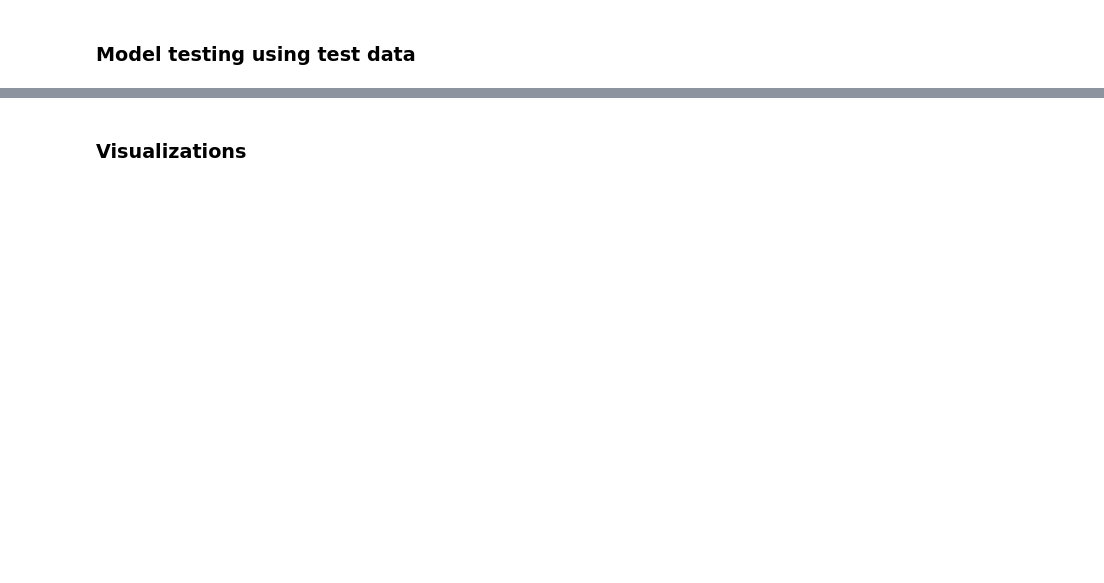
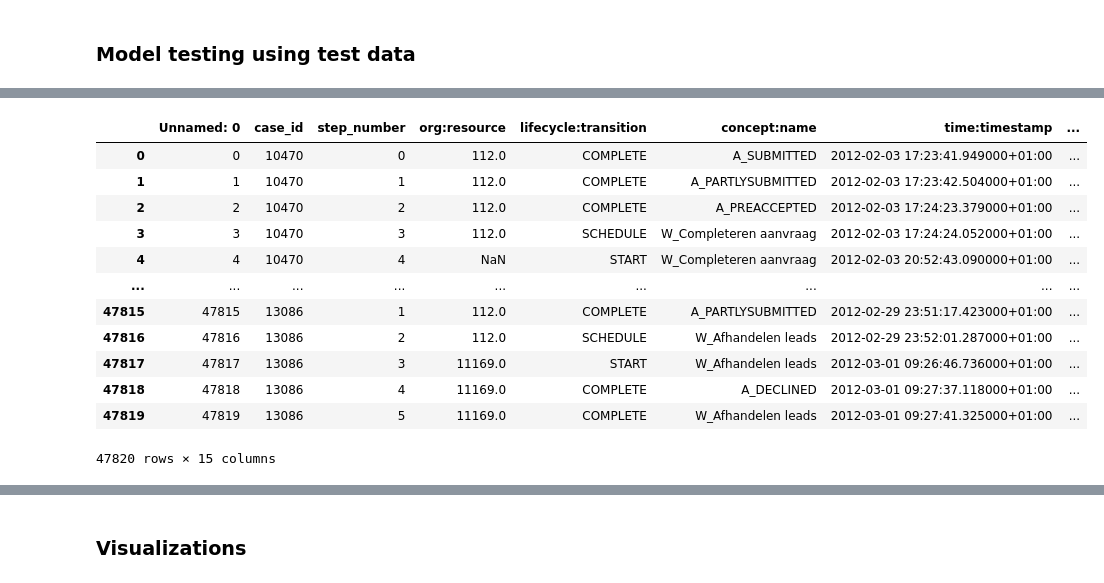
Before and after one commit to erenaydoslu/process-minning, a Jupyter notebook: Miner.ipynb, the cells around one changed output, grey strips where cells are left out. Drawn from its saved outputs; the diff is of its cells as text; code cells hidden in the pictures; blank space fills up the shorter version.

```diff
--- a/Miner.ipynb
+++ b/Miner.ipynb
@@ -213,7 +214,7 @@ df_test.to_csv('testExample.csv')
 # %% [markdown]
 #### Just for usage purposes, load here the pre-created train/test sets. This is a non-release feature only for notebook swifter manipulation and shall be markdowned/deleted before submission:
 # %%
-df_train, df_validation, df_test = pd.read_csv('trainExample.csv'), pd.read_csv('validationExample.csv'), pd.read_csv('testExample.csv')
+df_train, df_validation, df_test = pd.read_csv('Datasets/trainExample.csv'), pd.read_csv('Datasets/validationExample.csv'), pd.read_csv('Datasets/testExample.csv')
 # %% [markdown]
 ## Baseline:
 # %%
@@ -629,4 +630,4 @@ testingBaseline_df_test['time:relative_predicton_off'].hist(bins=10)
 # %% [markdown]
 ### Model
 # %%
-NR_OF_CLUSTERS = 15
+NR_OF_CLUSTERS = 25
@@ -679,16 +700,11 @@ def predict_value(tree, df_predict, clusters, reverse_mapping):
 # %%
 def cluster_tree_predict(df_train, df_test):
-    cluster_tree_train, cluster_tree_test = df_train.copy(), df_test.copy()
+    cluster_tree_train, cluster_tree_test = prepare_dataframe_for_clustering(df_train), prepare_dataframe_for_clustering(df_test)
 
-    cluster_tree_train["next_event"] = cluster_tree_train["concept:name"]
-    cluster_tree_train.loc[cluster_tree_train['step_number'] == 0, 'next_event'] = 'editor: close_case'
-    cluster_tree_train["next_event"] = cluster_tree_train["next_event"].shift(-1)
-    cluster_tree_train.loc[len(cluster_tree_train) - 1, 'next_event'] = 'editor: close_case'
-
-    cluster_tree_test["next_event"] = cluster_tree_test["concept:name"]
-    cluster_tree_test.loc[cluster_tree_test['step_number'] == 0, 'next_event'] = 'editor: close_case'
-    cluster_tree_test["next_event"] = cluster_tree_test["next_event"].shift(-1)
-    cluster_tree_test.loc[len(cluster_tree_test) - 1, 'next_event'] = 'editor: close_case'
+    le = preprocessing.LabelEncoder()
+    le.fit(cluster_tree_train['lifecycle:transition'].unique())
+    cluster_tree_train['lifecycle:transition int'] = le.transform(cluster_tree_train['lifecycle:transition'])
+    cluster_tree_test['lifecycle:transition int'] = le.transform(cluster_tree_test['lifecycle:transition'])
 
     mapping, reverse_mapping = {}, {}
     all_events = ['editor: close_case'] + list(cluster_tree_train['concept:name'].unique())
@@ -698,7 +714,7 @@ def cluster_tree_predict(df_train, df_test):
         reverse_mapping[i] = all_events[i]
 
     #Clustering
-    cluster_columns = ['concept:name', 'org:resource'] # ENTER CLUSTER COLUMN NAMES (max 2) HERE
+    cluster_columns = ['concept:name'] # ENTER CLUSTER COLUMN NAMES (max 2) HERE
     assigned_columns = [cluster_columns[i] + ' cluster' for i in range(len(cluster_columns))]
 
     for i in range(len(cluster_columns)):
@@ -714,11 +730,11 @@ def cluster_tree_predict(df_train, df_test):
         cluster_tree_test[assigned_columns[i]] = predict_clusters(cluster_model, prepared_test_data, unique_values)
 
 
-    for j in range(NR_OF_CLUSTERS):
+    for i in range(NR_OF_CLUSTERS):
         next_amount = NR_OF_CLUSTERS
         if len(cluster_columns) == 1:
             next_amount = 1
-        for i in range(next_amount):
+        for j in range(next_amount):
             if len(cluster_columns) == 1:
                 clustered_train_df = cluster_tree_train[cluster_tree_train[assigned_columns[0]] == i]
                 clustered_test_df = cluster_tree_test[cluster_tree_test[assigned_columns[0]] == i]
@@ -727,15 +743,16 @@ def cluster_tree_predict(df_train, df_test):
                 clustered_test_df = cluster_tree_test[(cluster_tree_test[assigned_columns[0]] == i) & (cluster_tree_test[assigned_columns[1]] == j)]
 
             if clustered_train_df.size > 0:
-                tree_model = get_tree(clustered_train_df, assigned_columns, mapping)
+                event_model, time_model = get_tree(clustered_train_df, assigned_columns, mapping)
 
                 if clustered_test_df.size > 0:
                     if len(cluster_columns) == 1:
-                        cluster_tree_test.loc[cluster_tree_test[assigned_columns[0]] == i, 'prediction'] = predict_value(tree_model, clustered_test_df, assigned_columns, reverse_mapping)
+                        cluster_tree_test.loc[cluster_tree_test[assigned_columns[0]] == i, 'prediction'] = np.vectorize(reverse_mapping.get)(predict_value(event_model, clustered_test_df, assigned_columns))
+                        cluster_tree_test.loc[cluster_tree_test[assigned_columns[0]] == i, 'time:between_predicted'] = predict_value(time_model, clustered_test_df, assigned_columns)
                     else:
-                        cluster_tree_test.loc[(cluster_tree_test[assigned_columns[0]] == i) & (cluster_tree_test[assigned_columns[1]] == j), 'prediction'] = predict_value(tree_model, clustered_test_df, assigned_columns, reverse_mapping)
+                        cluster_tree_test.loc[(cluster_tree_test[assigned_columns[0]] == i) & (cluster_tree_test[assigned_columns[1]] == j), 'prediction'] = np.vectorize(reverse_mapping.get)(predict_value(event_model, clustered_test_df, assigned_columns))
+                        cluster_tree_test.loc[(cluster_tree_test[assigned_columns[0]] == i) & (cluster_tree_test[assigned_columns[1]] == j), 'time:between_predicted'] = predict_value(time_model, clustered_test_df, assigned_columns)
 
     return cluster_tree_test
 
-cluster_tree_predict(df_train, df_test)
 #use df_train for the train, df_validation for testing the parameters and df_test for testing the final result.
@@ -795,3 +791,19 @@ given 80.6% too little
+# %%
+df_tree
+# %% [output]
+|  | Unnamed: 0 | case_id | step_number | org:resource | lifecycle:transition | concept:name | time:timestamp | ... |
+| 0 | 0 | 10470 | 0 | 112.0 | COMPLETE | A_SUBMITTED | 2012-02-03 17:23:41.949000+01:00 | ... |
+| 1 | 1 | 10470 | 1 | 112.0 | COMPLETE | A_PARTLYSUBMITTED | 2012-02-03 17:23:42.504000+01:00 | ... |
+| 2 | 2 | 10470 | 2 | 112.0 | COMPLETE | A_PREACCEPTED | 2012-02-03 17:24:23.379000+01:00 | ... |
+| 3 | 3 | 10470 | 3 | 112.0 | SCHEDULE | W_Completeren aanvraag | 2012-02-03 17:24:24.052000+01:00 | ... |
+| 4 | 4 | 10470 | 4 | NaN | START | W_Completeren aanvraag | 2012-02-03 20:52:43.090000+01:00 | ... |
+| ... | ... | ... | ... | ... | ... | ... | ... | ... |
+| 47815 | 47815 | 13086 | 1 | 112.0 | COMPLETE | A_PARTLYSUBMITTED | 2012-02-29 23:51:17.423000+01:00 | ... |
+| 47816 | 47816 | 13086 | 2 | 112.0 | SCHEDULE | W_Afhandelen leads | 2012-02-29 23:52:01.287000+01:00 | ... |
+| 47817 | 47817 | 13086 | 3 | 11169.0 | START | W_Afhandelen leads | 2012-03-01 09:26:46.736000+01:00 | ... |
+| 47818 | 47818 | 13086 | 4 | 11169.0 | COMPLETE | A_DECLINED | 2012-03-01 09:27:37.118000+01:00 | ... |
+| 47819 | 47819 | 13086 | 5 | 11169.0 | COMPLETE | W_Afhandelen leads | 2012-03-01 09:27:41.325000+01:00 | ... |
+47820 rows × 15 columns
 # %%
 #shows time related attributes of tree (assuming that time is stored in 'time:between_predicted')
 #create column with absolute difference between predicted time and actual time
```
Also changed, not shown: parts of 11 cells of this notebook.
